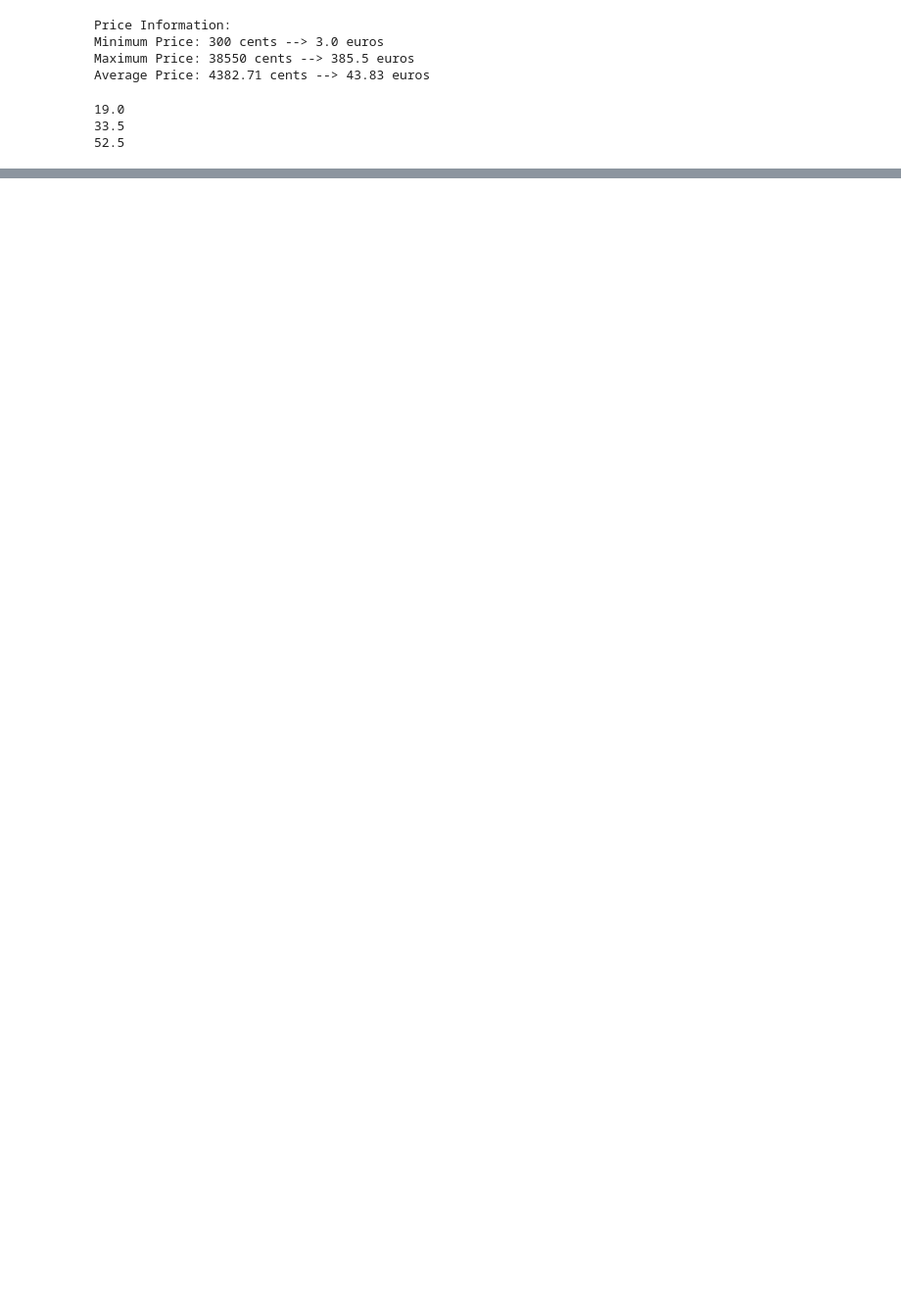
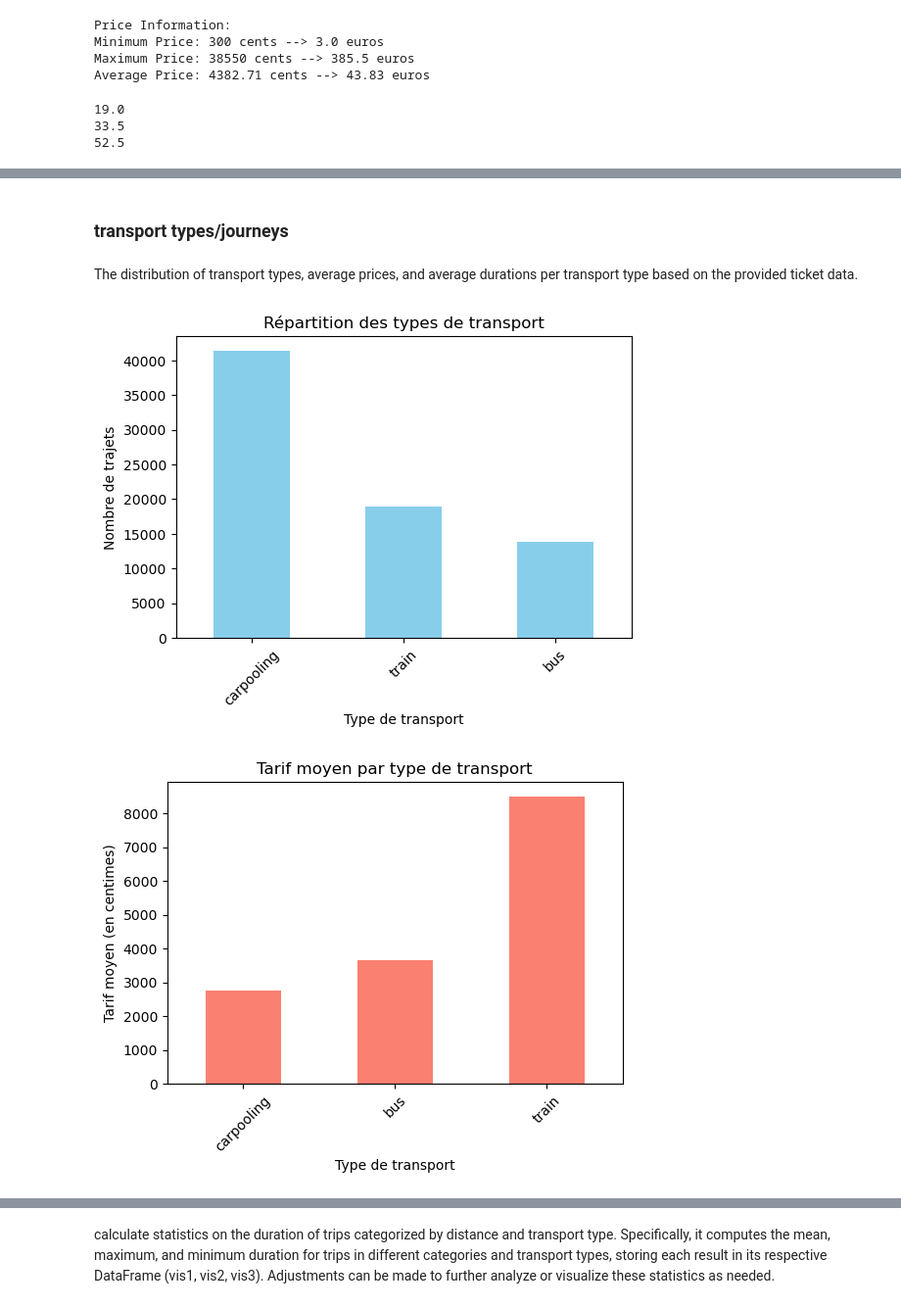
Before and after one commit to Amine5588/EDA_RandomForest, a Jupyter notebook: Test Technique.ipynb, the cells around one changed output, grey strips where cells are left out. Shown at 98% size. Cells and saved outputs as stored; diff of their text form; code cells hidden in the pictures; blank space fills up the shorter version.

```diff
--- a/Test Technique.ipynb
+++ b/Test Technique.ipynb
@@ -277,0 +608,37 @@ print(Q3_75e_percentile/100)
+# %% [markdown]
+### transport types/journeys
+# %% [markdown]
+The distribution of transport types, average prices, and average durations per transport type based on the provided ticket data.
+# %%
+transport_counts = ticket_copy['transport_type'].value_counts()
+plt.figure(figsize=(6, 4))
+transport_counts.plot(kind='bar', color='skyblue')
+plt.title('Répartition des types de transport')
+plt.xlabel('Type de transport')
+plt.ylabel('Nombre de trajets')
+plt.xticks(rotation=45)
+plt.show()
+
+# Comparaison des tarifs moyens par type de transport
+avg_prices_by_transport = ticket_copy.groupby('transport_type')['price_in_cents'].mean().sort_values()
+plt.figure(figsize=(6, 4))
+avg_prices_by_transport.plot(kind='bar', color='salmon')
+plt.title('Tarif moyen par type de transport')
+plt.xlabel('Type de transport')
+plt.ylabel('Tarif moyen (en centimes)')
+plt.xticks(rotation=45)
+plt.show()
+
+# Comparaison de la durée moyenne par type de transport
+ticket_copy['duration_minutes'] = ticket_copy['duration'] / 60  # Conversion de la durée en minutes
+avg_duration_by_transport = ticket_copy.groupby('transport_type')['duration_minutes'].mean().sort_values()
+plt.figure(figsize=(6, 4))
+avg_duration_by_transport.plot(kind='bar', color='lightgreen')
+plt.title('Durée moyenne par type de transport')
+plt.xlabel('Type de transport')
+plt.ylabel('Durée moyenne (en minutes)')
+plt.xticks(rotation=45)
+plt.show()
+# %% [output]
+[figure, added]
+[figure, added]
@@ -277,0 +660,2 @@ print(Q3_75e_percentile/100)
+# %% [markdown]
+calculate statistics on the duration of trips categorized by distance and transport type. Specifically, it computes the mean, maximum, and minimum duration for trips in different categories and transport types, storing each result in its respective DataFrame (vis1, vis2, vis3). Adjustments can be made to further analyze or visualize these statistics as needed.
```
Also changed, not shown: parts of 50 cells of this notebook.
